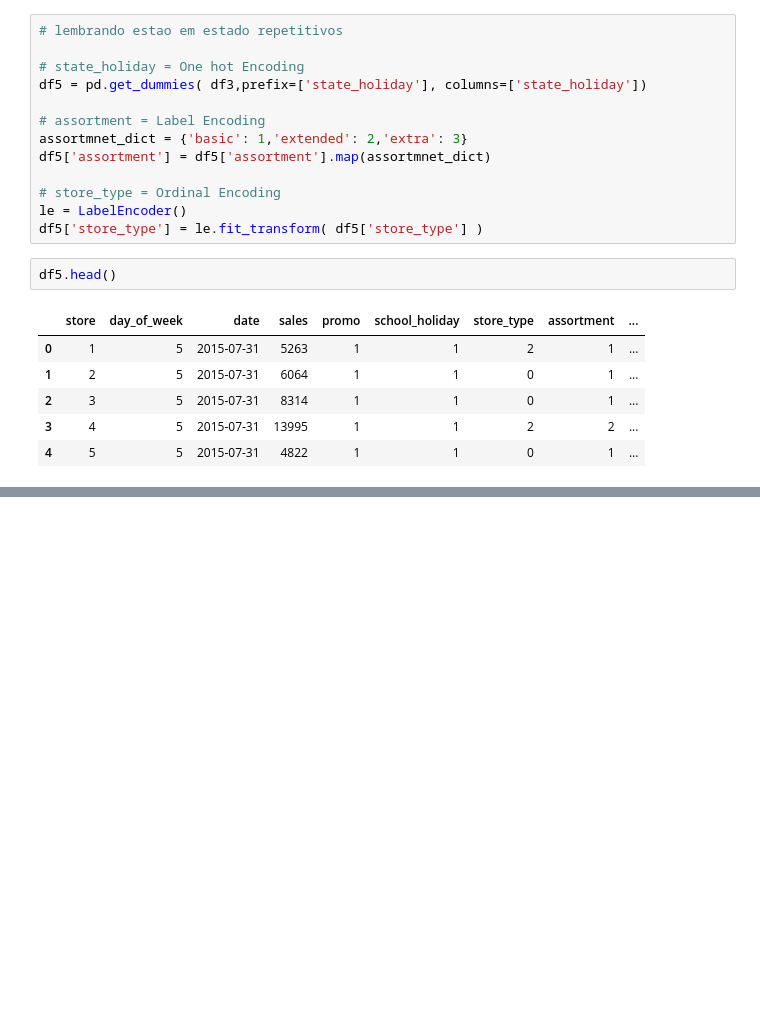
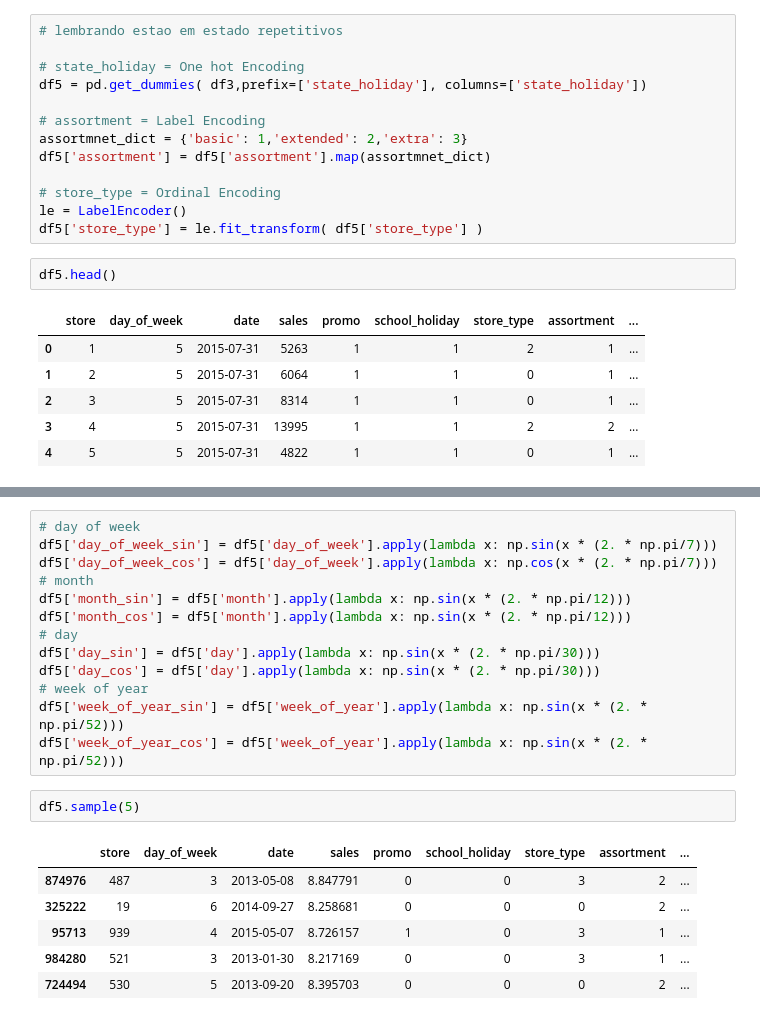
Before and after one commit to HallanMiranda/Ds_Producao-Rossman, a Jupyter notebook: Rossmann.ipynb, the cells around one changed output, grey strips where cells are left out. Cells and saved outputs as stored; diff of their text form; blank space fills up the shorter version.

```diff
--- a/Rossmann.ipynb
+++ b/Rossmann.ipynb
@@ -1134,0 +1149,22 @@ KeyError: "None of [Index(['competition_distace'], dtype='object')] are in the [
+# %%
+# day of week
+df5['day_of_week_sin'] = df5['day_of_week'].apply(lambda x: np.sin(x * (2. * np.pi/7)))
+df5['day_of_week_cos'] = df5['day_of_week'].apply(lambda x: np.cos(x * (2. * np.pi/7)))
+# month
+df5['month_sin'] = df5['month'].apply(lambda x: np.sin(x * (2. * np.pi/12)))
+df5['month_cos'] = df5['month'].apply(lambda x: np.sin(x * (2. * np.pi/12)))
+# day
+df5['day_sin'] = df5['day'].apply(lambda x: np.sin(x * (2. * np.pi/30)))
+df5['day_cos'] = df5['day'].apply(lambda x: np.sin(x * (2. * np.pi/30)))
+# week of year
+df5['week_of_year_sin'] = df5['week_of_year'].apply(lambda x: np.sin(x * (2. * np.pi/52)))
+df5['week_of_year_cos'] = df5['week_of_year'].apply(lambda x: np.sin(x * (2. * np.pi/52)))
+# %%
+df5.sample(5)
+# %% [output]
+|  | store | day_of_week | date | sales | promo | school_holiday | store_type | assortment | ... |
+| 874976 | 487 | 3 | 2013-05-08 | 8.847791 | 0 | 0 | 3 | 2 | ... |
+| 325222 | 19 | 6 | 2014-09-27 | 8.258681 | 0 | 0 | 0 | 2 | ... |
+| 95713 | 939 | 4 | 2015-05-07 | 8.726157 | 1 | 0 | 3 | 1 | ... |
+| 984280 | 521 | 3 | 2013-01-30 | 8.217169 | 0 | 0 | 3 | 1 | ... |
+| 724494 | 530 | 5 | 2013-09-20 | 8.395703 | 0 | 0 | 0 | 2 | ... |
```
Also changed, not shown: parts of 5 cells of this notebook.
